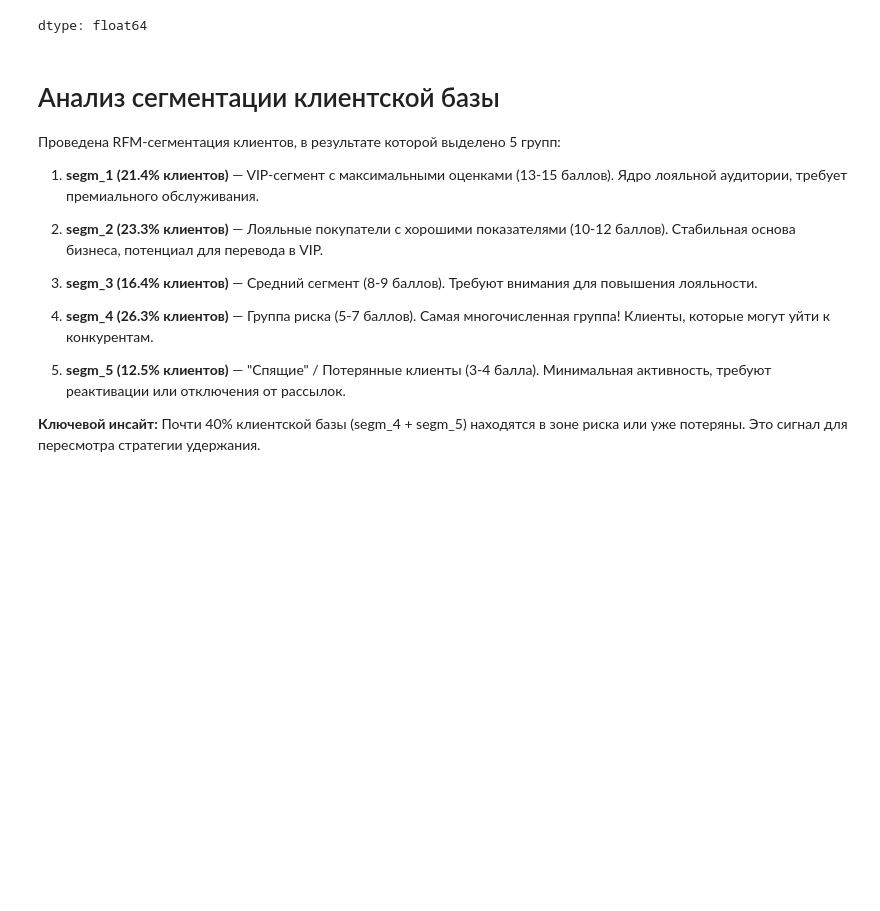
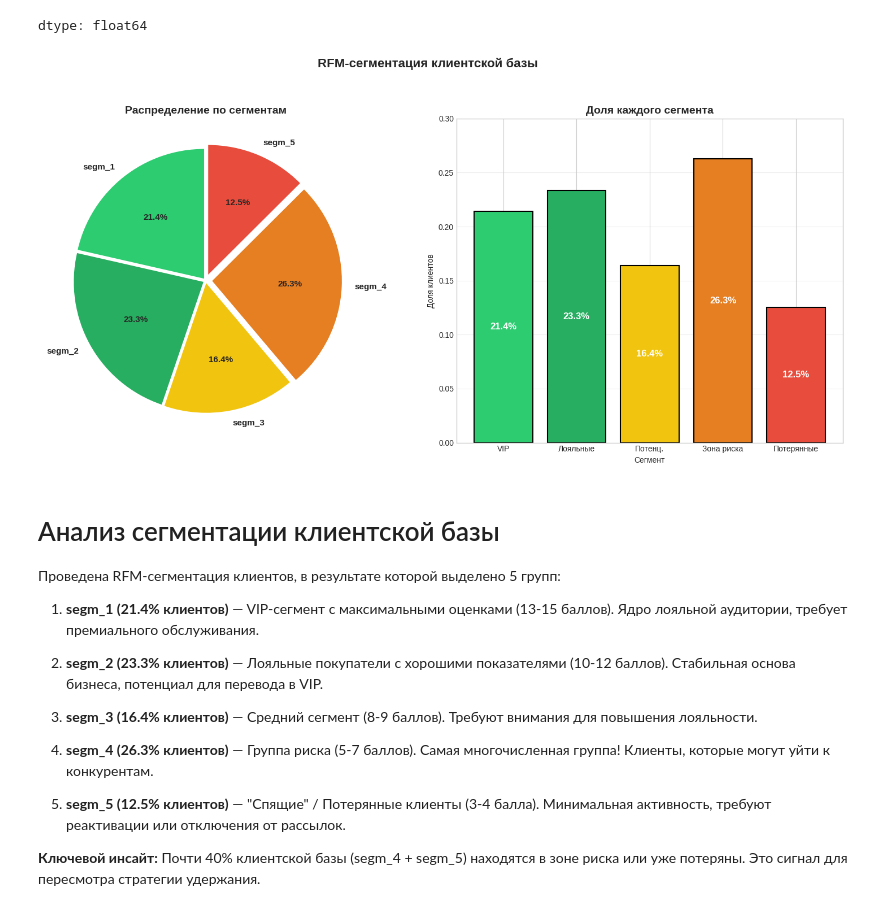
Before and after one commit to viktory-41/rosnich_kompany_velikobrit, a Jupyter notebook: onl_rozn_velicobr.ipynb, the cells around one changed output. Saved outputs shown, nothing was run; the diff lists cells and outputs as text; code cells hidden in the pictures; blank space fills up the shorter version.

```diff
--- a/onl_rozn_velicobr.ipynb
+++ b/onl_rozn_velicobr.ipynb
@@ -571,6 +581,59 @@ proc_segment
 | segm_4 | 0.262964 |
 | segm_5 | 0.125375 |
 dtype: float64
+# %%
+proc_segment = {
+    'segm_1': 0.214335,
+    'segm_2': 0.233464,
+    'segm_3': 0.163863,
+    'segm_4': 0.262964,
+    'segm_5': 0.125375
+}
+
+fig, (ax1, ax2) = plt.subplots(1, 2, figsize=(15, 7))
+
+colors = ['#2ecc71', '#27ae60', '#f1c40f', '#e67e22', '#e74c3c']
+
+wedges, texts, autotexts = ax1.pie(
+    proc_segment.values(),
+    labels=proc_segment.keys(),
+    autopct='%1.1f%%',
+    colors=colors,
+    startangle=90,
+    explode=(0.02, 0.02, 0.02, 0.05, 0.05),
+    textprops={'fontsize': 11, 'fontweight': 'bold'}
+)
+ax1.set_title('Распределение по сегментам', fontsize=14, fontweight='bold')
+
+
+segments = list(proc_segment.keys())
+values = list(proc_segment.values())
+
+bars = ax2.bar(segments, values, color=colors, edgecolor='black', linewidth=1.5)
+
+# Добавляем проценты
+for bar, val in zip(bars, values):
+    height = bar.get_height()
+    ax2.text(bar.get_x() + bar.get_width()/2., height/2,
+             f'{val*100:.1f}%', ha='center', va='center',
+             fontsize=12, fontweight='bold', color='white')
+
+ax2.set_title('Доля каждого сегмента', fontsize=14, fontweight='bold')
+ax2.set_xlabel('Сегмент')
+ax2.set_ylabel('Доля клиентов')
+ax2.set_ylim(0, 0.3)
+ax2.grid(True, alpha=0.3, axis='y')
+
+description = ['VIP', 'Лояльные', 'Потенц.', 'Зона риска', 'Потерянные']
+ax2.set_xticklabels(description, fontsize=10)
+
+fig.suptitle('RFM-сегментация клиентской базы', fontsize=16, fontweight='bold', y=1.05)
+plt.tight_layout()
+
+plt.savefig('segment_distribution_combined.png', dpi=300, bbox_inches='tight')
+plt.show()
+# %% [output]
+[figure, added]
 # %% [markdown]
 # Анализ сегментации клиентской базы
 
```
Also changed, not shown: parts of 6 cells of this notebook.
